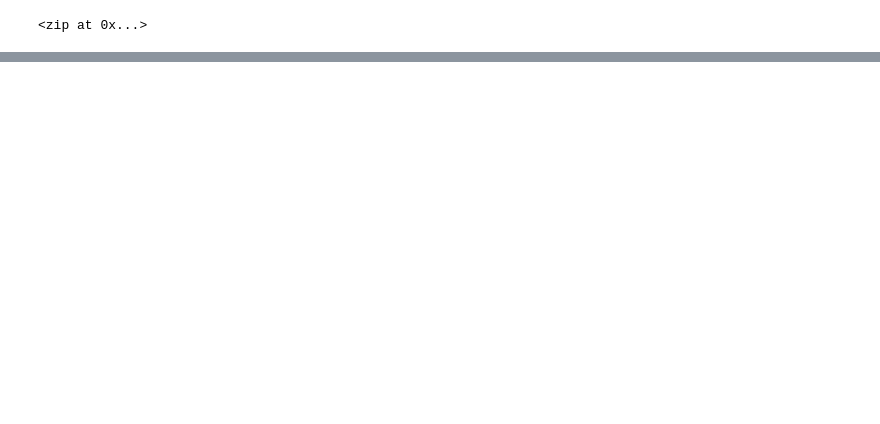
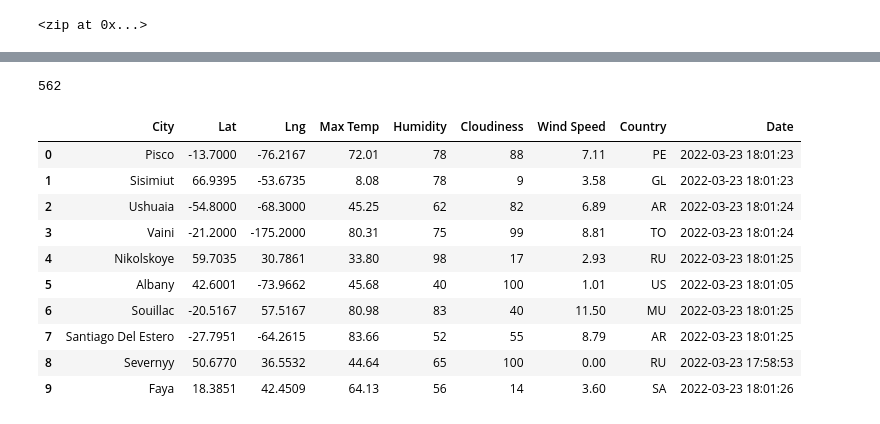
Before and after one commit to analucia-r/World_Weather_Analysis, a Jupyter notebook: WeatherPy.ipynb, the cells around one changed output, grey strips where cells are left out. Saved outputs shown, nothing was run; the diff lists cells and outputs as text; code cells hidden in the pictures; blank space fills up the shorter version.

```diff
--- a/WeatherPy.ipynb
+++ b/WeatherPy.ipynb
@@ -16,3 +18,9 @@ lat_lngs
 coordinates = list(lat_lngs)
 # %%
 from citipy import citipy
+# %%
+# Import the API key.
+from config import weather_api_key
+# Starting URL for Weather Map API Call.
+url = "http://api.openweathermap.org/data/2.5/weather?units=Imperial&APPID=" + weather_api_key
+print(url)
@@ -32,0 +47,10 @@ len(cities)
+# %%
+# Create an empty list to hold the weather data.
+city_data = []
+# Print the beginning of the logging.
+print("Beginning Data Retrieval     ")
+print("-----------------------------")
+
+# Create counters.
+record_count = 1
+set_count = 1
@@ -32,0 +127,20 @@ len(cities)
+# %%
+len(city_data)
+# %% [output]
+562
+# %%
+# Convert the array of dictionaries to a Pandas DataFrame.
+city_data_df = pd.DataFrame(city_data)
+city_data_df.head(10)
+# %% [output]
+|  | City | Lat | Lng | Max Temp | Humidity | Cloudiness | Wind Speed | Country | Date |
+| 0 | Pisco | -13.7000 | -76.2167 | 72.01 | 78 | 88 | 7.11 | PE | 2022-03-23 18:01:23 |
+| 1 | Sisimiut | 66.9395 | -53.6735 | 8.08 | 78 | 9 | 3.58 | GL | 2022-03-23 18:01:23 |
+| 2 | Ushuaia | -54.8000 | -68.3000 | 45.25 | 62 | 82 | 6.89 | AR | 2022-03-23 18:01:24 |
+| 3 | Vaini | -21.2000 | -175.2000 | 80.31 | 75 | 99 | 8.81 | TO | 2022-03-23 18:01:24 |
+| 4 | Nikolskoye | 59.7035 | 30.7861 | 33.80 | 98 | 17 | 2.93 | RU | 2022-03-23 18:01:25 |
+| 5 | Albany | 42.6001 | -73.9662 | 45.68 | 40 | 100 | 1.01 | US | 2022-03-23 18:01:05 |
+| 6 | Souillac | -20.5167 | 57.5167 | 80.98 | 83 | 40 | 11.50 | MU | 2022-03-23 18:01:25 |
+| 7 | Santiago Del Estero | -27.7951 | -64.2615 | 83.66 | 52 | 55 | 8.79 | AR | 2022-03-23 18:01:25 |
+| 8 | Severnyy | 50.6770 | 36.5532 | 44.64 | 65 | 100 | 0.00 | RU | 2022-03-23 17:58:53 |
+| 9 | Faya | 18.3851 | 42.4509 | 64.13 | 56 | 14 | 3.60 | SA | 2022-03-23 18:01:26 |
```
Also changed, not shown: parts of 8 cells of this notebook, 3 other files.
